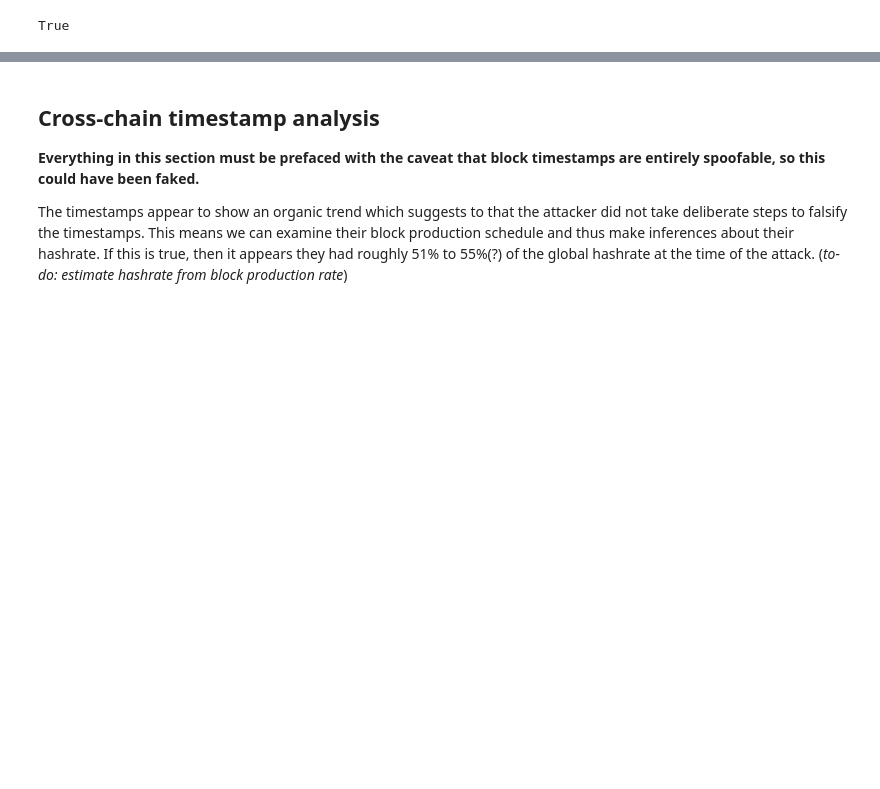
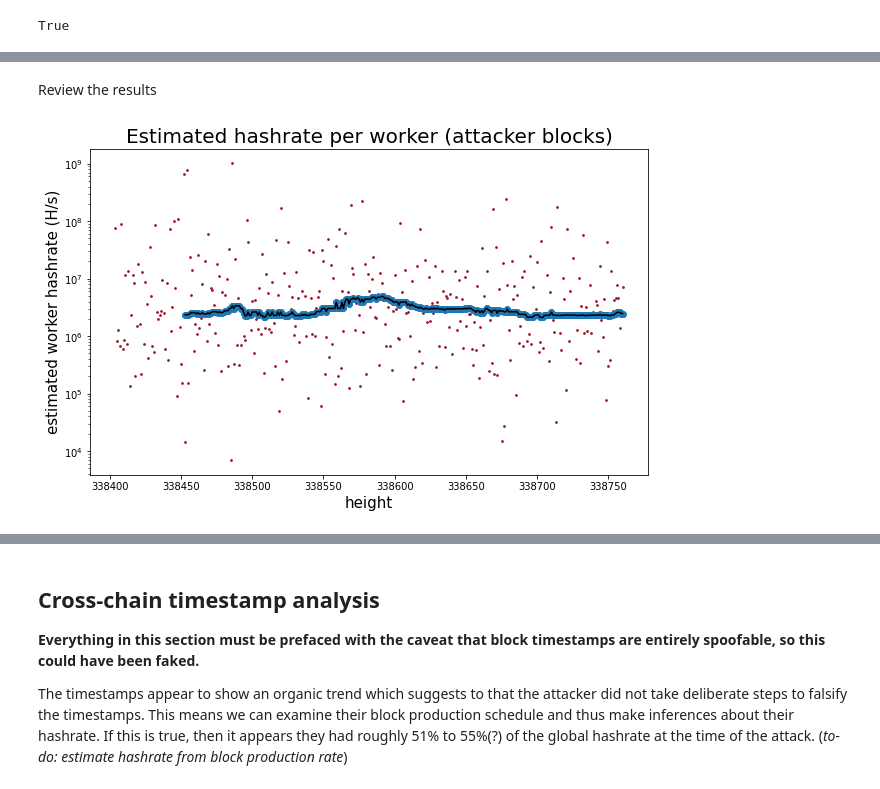
Before and after one commit to Mitchellpkt/firo-forensics, a Jupyter notebook: analysis/jupyter-python-firo-forensics.ipynb, the cells around one changed output, grey strips where cells are left out. Saved outputs shown, nothing was run; the diff lists cells and outputs as text; code cells hidden in the pictures; blank space fills up the shorter version.

Commit message:
adds estimation of individual worker hashrate

```diff
--- a/analysis/jupyter-python-firo-forensics.ipynb
+++ b/analysis/jupyter-python-firo-forensics.ipynb
@@ -247,0 +255,14 @@ True
+# %%
+attacker_heights = list(set(range(338403, 338760+1)) - set(others_heights))
+attacker_blocks_df = pd.DataFrame()
+for height_index in range(len(attacker_heights)):
+    thisHeight = attacker_heights[height_index]
+    attacker_blocks_df = attacker_blocks_df.append(active_blocks[active_blocks['height'] == thisHeight])
+attacker_blocks_df['discovery_time'] = attacker_blocks_df['time'].diff()
+attacker_blocks_df['estimated_hashes_per_sec'] = attacker_blocks_df['nonce']  / attacker_blocks_df['discovery_time']
+# %% [markdown]
+Review the results
+# %%
+isli.scatter(attacker_blocks_df['height'][1::], attacker_blocks_df['estimated_hashes_per_sec'][1::], xlabel='height', ylabel='estimated worker hashrate (H/s)', markercolor=firo_red_array, figsize=(10,6), title='Estimated hashrate per worker (attacker blocks)', yscale='log', rollingMedianBinWidth=50);
+# %% [output]
+[figure, added]
```
Also changed, not shown: parts of 3 cells of this notebook, 1 other file.
